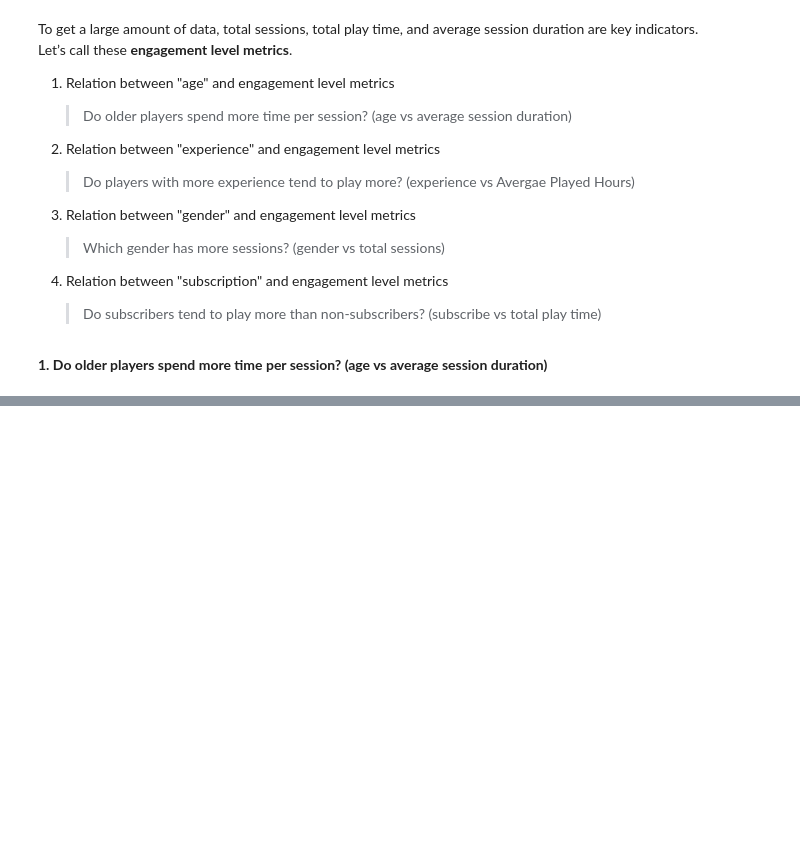
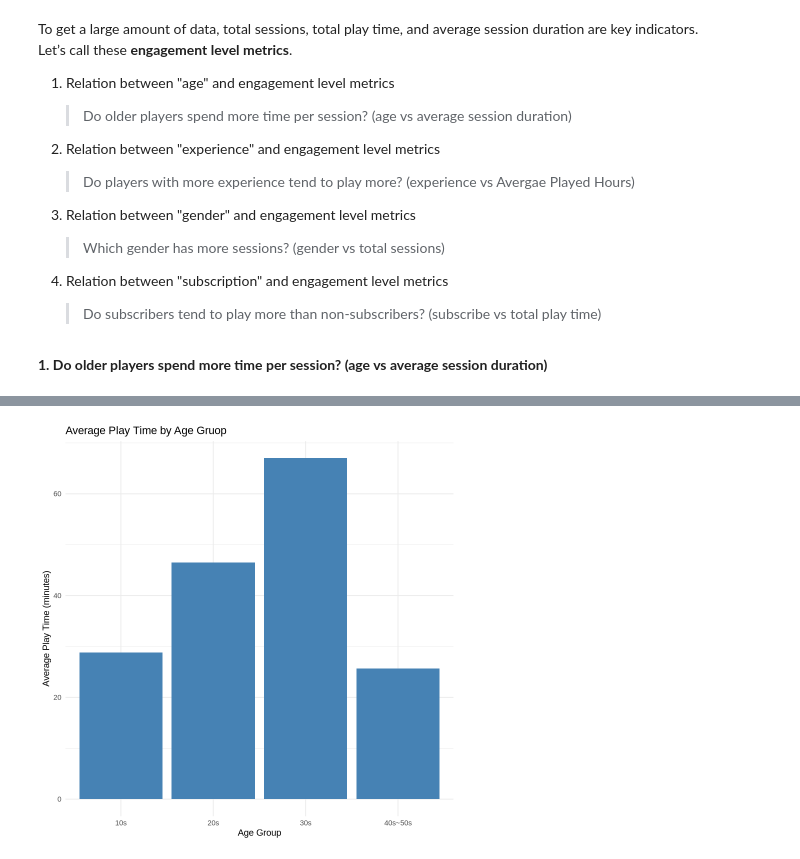
Before and after one commit to h2woobin/dsci-100-2024W2-group-006-30, a Jupyter notebook: Woobin Kim.ipynb, the cells around one changed output, grey strips where cells are left out. Cells and saved outputs as stored; diff of their text form; code cells hidden in the pictures; blank space fills up the shorter version.

```diff
--- a/Woobin Kim.ipynb
+++ b/Woobin Kim.ipynb
@@ -146,0 +160,16 @@ ERROR: Error in summarize(group_by(select(filter(sessions, !is.na(gender)), name
+# %%
+merged_data2 <- merged_data2 |>
+  mutate(age_group = case_when(
+    Age >= 10 & Age < 20 ~ "10s",
+    Age >= 20 & Age < 30 ~ "20s",
+    Age >= 30 & Age < 40 ~ "30s",
+    Age >= 40 & Age <= 59 ~ "40s~50s",
+    TRUE ~ NA_character_
+  ))
+
+merged_data2
+
+grouped_playtime <- merged_data2 |>
+  filter(!is.na(age_group)) |>
+  group_by(age_group) |>
+  summarize(avg_playtime = round(mean(average_playtime), 2))
@@ -146,0 +196,9 @@ ERROR: Error in summarize(group_by(select(filter(sessions, !is.na(gender)), name
+# %%
+ggplot(grouped_playtime, aes(x = age_group, y = avg_playtime)) +
+  geom_bar(stat = "identity", fill = "steelblue") +
+  labs(title = "Average Play Time by Age Gruop ",
+       x = "Age Group",
+       y = "Average Play Time (minutes)") +
+  theme_minimal()
+# %% [output]
+[figure, added]
```
Also changed, not shown: parts of 7 cells of this notebook, 5 other files.
